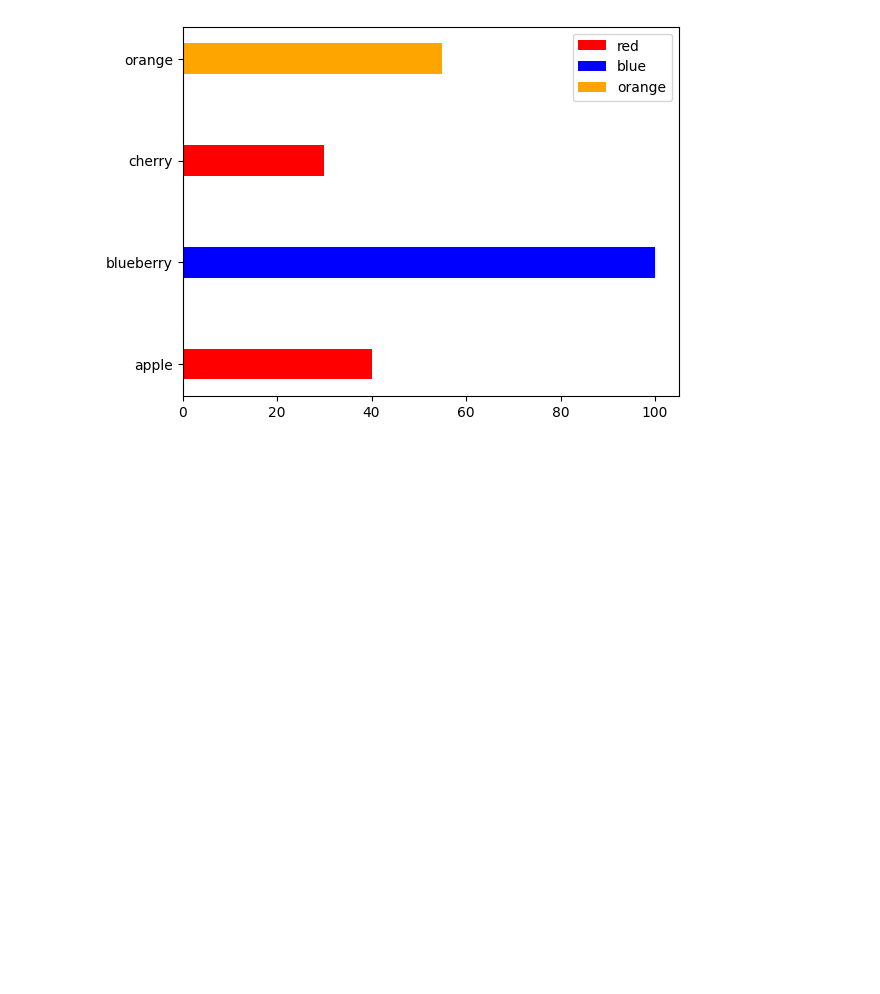
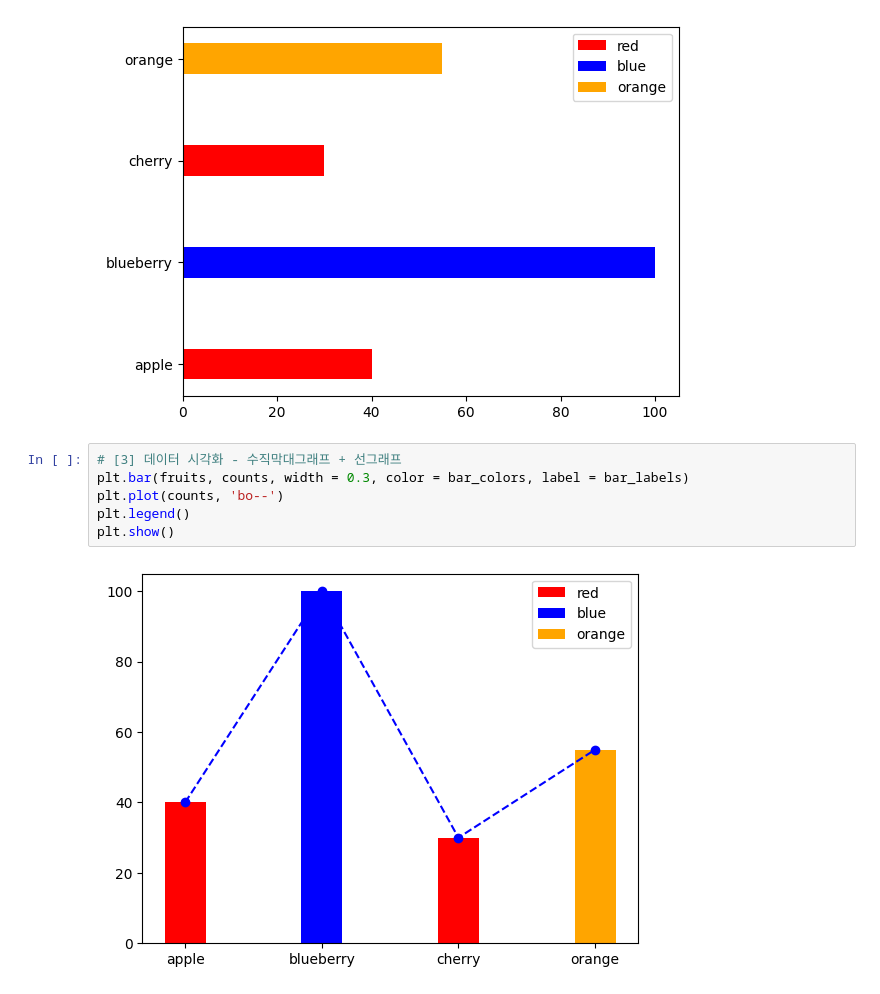
Before and after one commit to joo9810/VSCode, a Jupyter notebook: K-Digital Training/Pandas/DAY07/ex_matplotlib_bar.ipynb, the cells around one changed output. Cells and saved outputs as stored; diff of their text form; blank space fills up the shorter version.

```diff
--- a/K-Digital Training/Pandas/DAY07/ex_matplotlib_bar.ipynb
+++ b/K-Digital Training/Pandas/DAY07/ex_matplotlib_bar.ipynb
@@ -26,3 +26,11 @@ plt.legend()
 plt.show()
 # %% [output]
 [figure]
+# %%
+# [3] 데이터 시각화 - 수직막대그래프 + 선그래프
+plt.bar(fruits, counts, width = 0.3, color = bar_colors, label = bar_labels)
+plt.plot(counts, 'bo--')
+plt.legend()
+plt.show()
+# %% [output]
+[figure, added]
```
Also changed, not shown: 1 other file.
